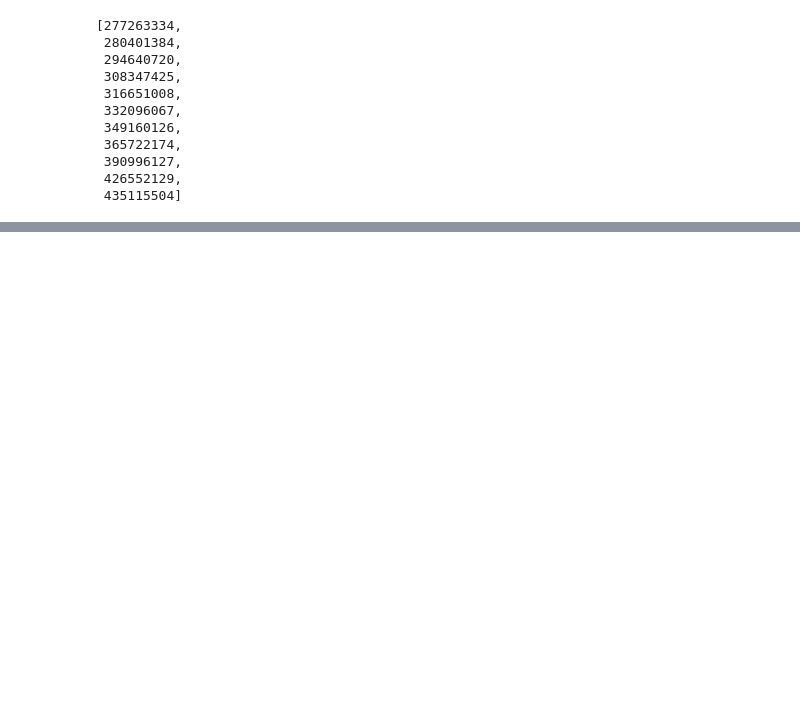
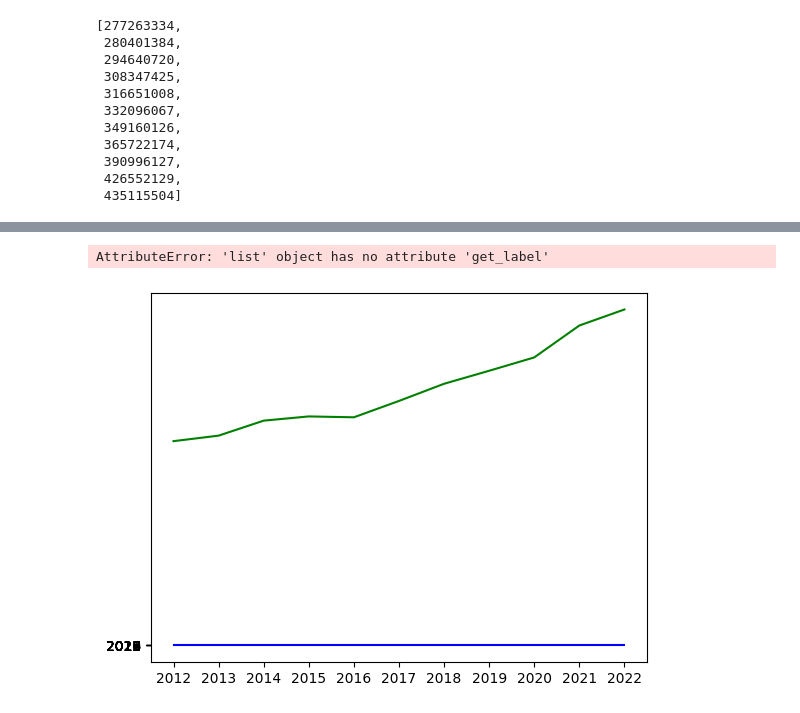
Before and after one commit to Tylerwilliams3644/Bootcamp-Project-1, a Jupyter notebook: Working Code/Income by State/income_by_state.ipynb, the cells around one changed output, grey strips where cells are left out. Drawn from its saved outputs; the diff is of its cells as text; code cells hidden in the pictures; blank space fills up the shorter version.

```diff
--- a/Working Code/Income by State/income_by_state.ipynb
+++ b/Working Code/Income by State/income_by_state.ipynb
@@ -126,0 +184,12 @@ AttributeError: 'function' object has no attribute 'Axes'
+# %%
+US_average = plt.plot(avg_x_axis, avg_x_axis, color="blue", label="US Average")
+state = plt.plot(state_x_axis, state_y_axis, color="green", label = "State")
+
+plt.legend(handles=[US_average, state], loc="best")
+#plt.xlabel("Years")
+#plt.ylabel("Personal Income (Per Thousand Dollars)")
+#plt.title("State vs US Average")
+plt.show()
+# %% [output]
+AttributeError: 'list' object has no attribute 'get_label'
+[figure, added]
```
Also changed, not shown: parts of 4 cells of this notebook.
